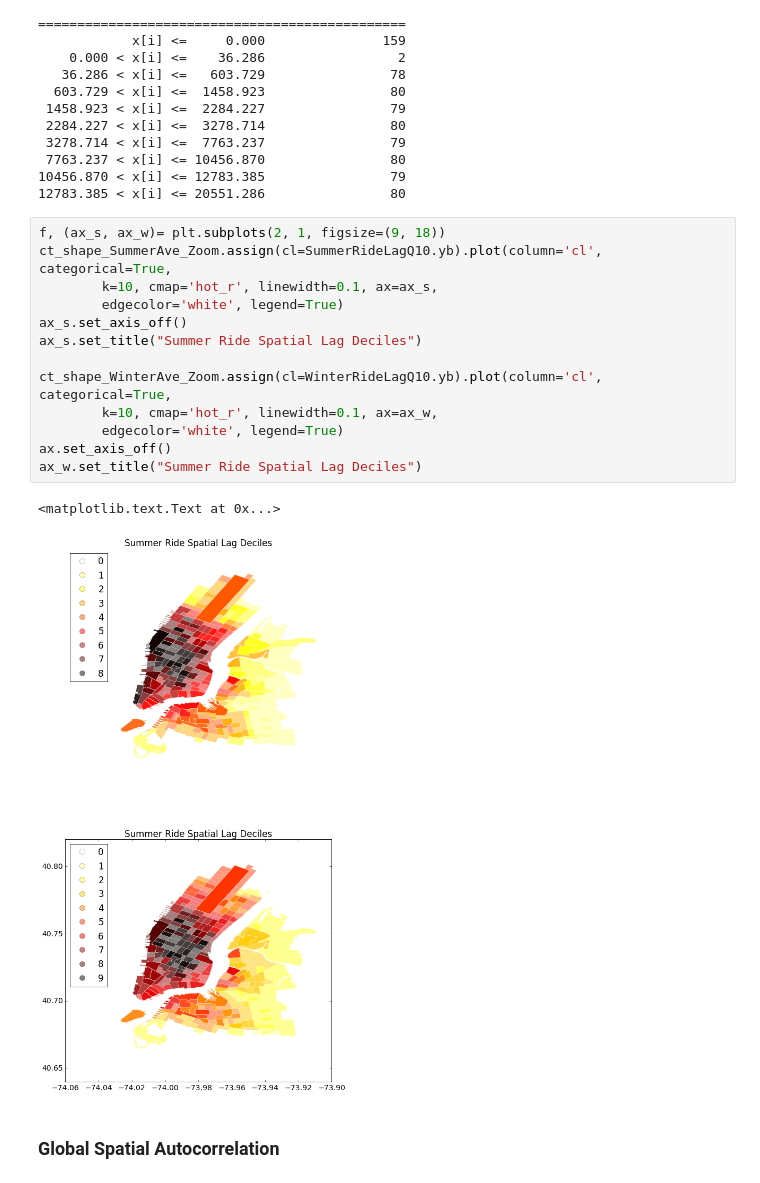
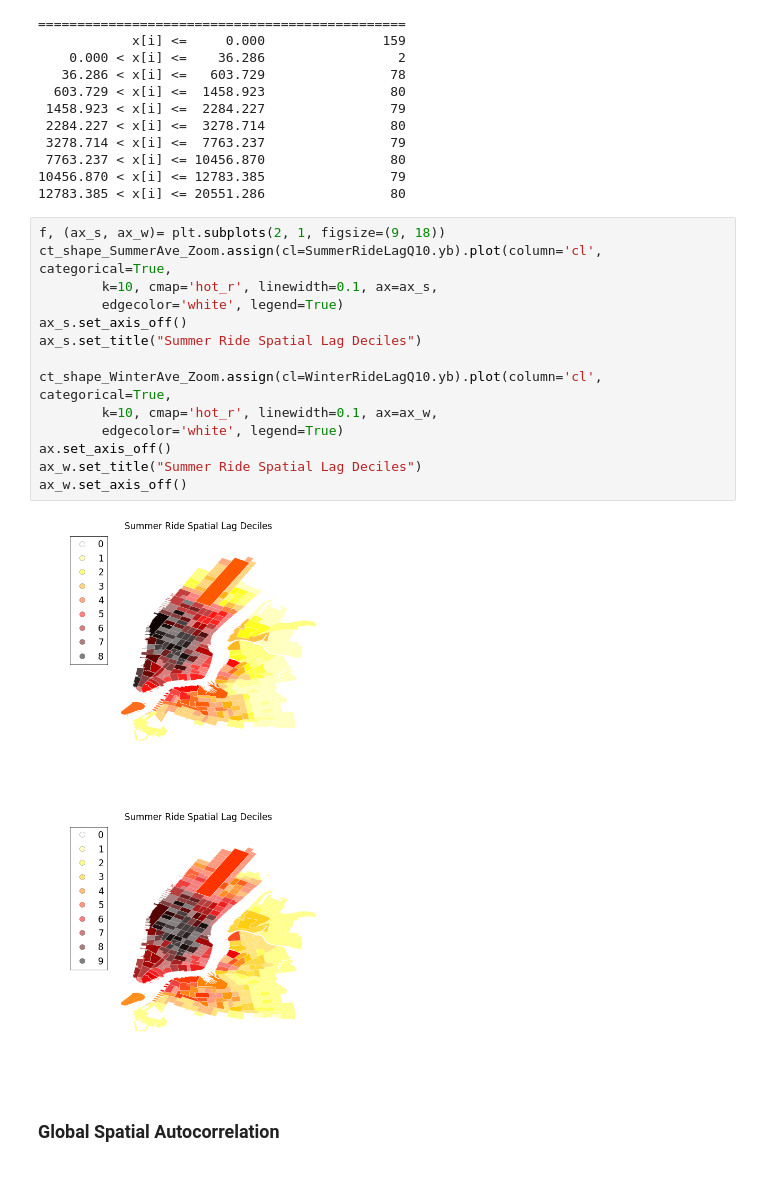
Before and after one commit to jz2575/PUI2016_jz2575, a Jupyter notebook: HW10_jz2575/HW10_2_jz2575.ipynb, the cells around one changed output. Cells and saved outputs as stored; diff of their text form.

```diff
--- a/HW10_jz2575/HW10_2_jz2575.ipynb
+++ b/HW10_jz2575/HW10_2_jz2575.ipynb
@@ -462,19 +453,19 @@ WinterRideLagQ10
 # %%
 f, (ax_s, ax_w)= plt.subplots(2, 1, figsize=(9, 18))
 ct_shape_SummerAve_Zoom.assign(cl=SummerRideLagQ10.yb).plot(column='cl', categorical=True,
         k=10, cmap='hot_r', linewidth=0.1, ax=ax_s,
         edgecolor='white', legend=True)
 ax_s.set_axis_off()
 ax_s.set_title("Summer Ride Spatial Lag Deciles")
 
 ct_shape_WinterAve_Zoom.assign(cl=WinterRideLagQ10.yb).plot(column='cl', categorical=True,
         k=10, cmap='hot_r', linewidth=0.1, ax=ax_w,
         edgecolor='white', legend=True)
 ax.set_axis_off()
 ax_w.set_title("Summer Ride Spatial Lag Deciles")
+ax_w.set_axis_off()
 # %% [output]
-<matplotlib.text.Text at 0x...>
-[figure, old version]
+[figure, new version]
 # %% [markdown]
 ### Global Spatial Autocorrelation
 # %%
```
Also changed, not shown: parts of 28 cells of this notebook.
